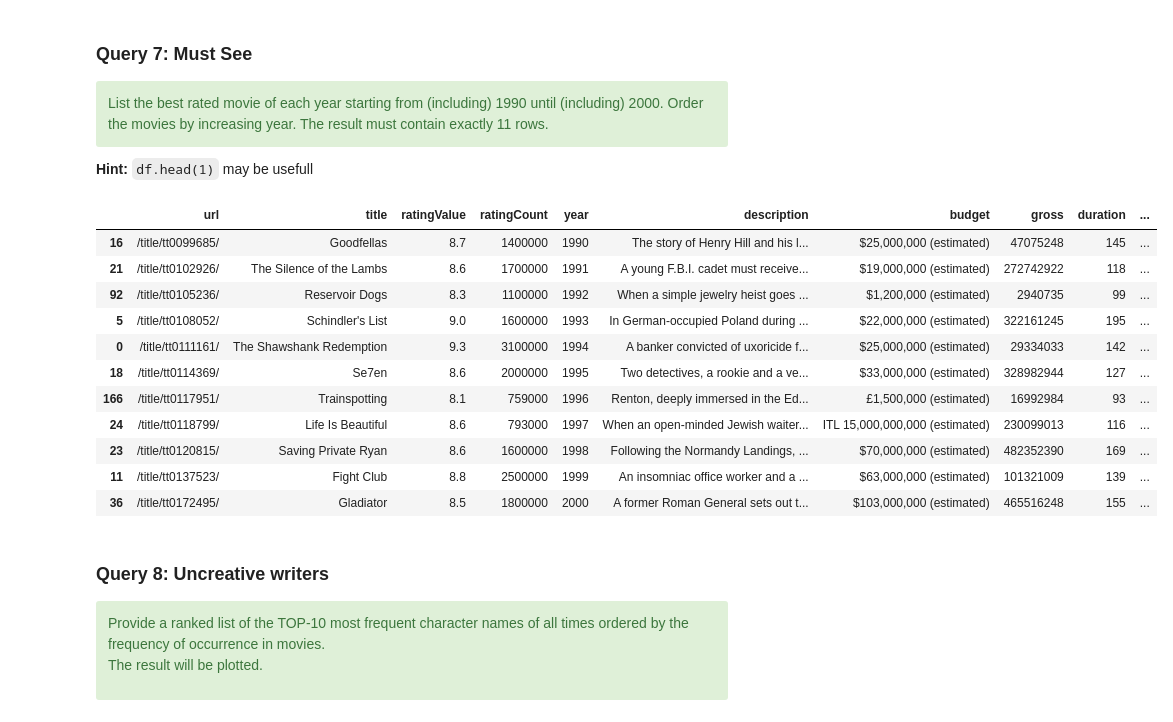
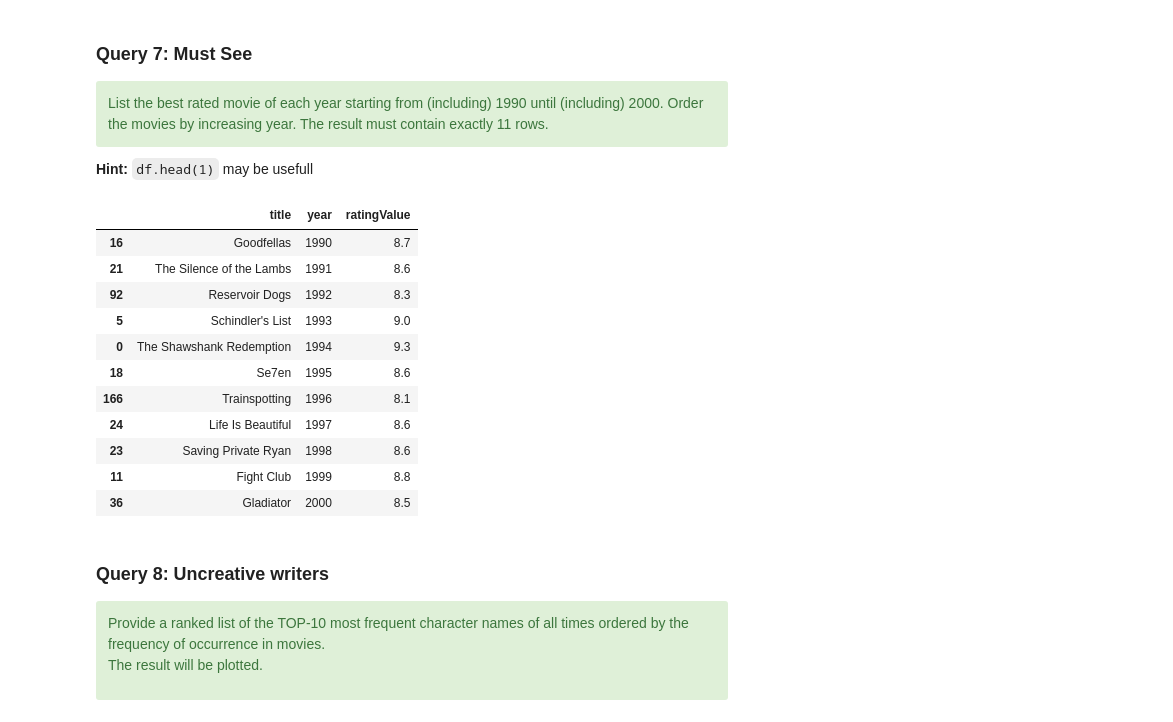
Before and after one commit to Marionese/python_ds_excercises, a Jupyter notebook: primer_exercise1/primer_part2_imdb_eda.ipynb, the cells around one changed output. Saved outputs shown, nothing was run; the diff lists cells and outputs as text; code cells hidden in the pictures.

```diff
--- a/primer_exercise1/primer_part2_imdb_eda.ipynb
+++ b/primer_exercise1/primer_part2_imdb_eda.ipynb
@@ -408,28 +408,26 @@ List the best rated movie of each year starting from (including) 1990 until (inc
 # %%
 result = None
 
 # ADD YOUR CODE HERE
 result = movies[(movies["year"] >= 1990) & (movies["year"] <= 2000)] #filter all movies between 1990 and 200
-result = result.sort_values(["year","ratingValue"],ascending=[True,False])# sort them by year ascending and ratin
-result = result.groupby(by="year").head(1)
+result = result.sort_values(["year","ratingValue"],ascending=[True,False])# sort them by year ascending and ratingValue descending
+result = result.groupby(by="year").head(1) [["title","year","ratingValue"]] #group by year and show only 1 per year this will be the one with the highest rating
 # DO NOT CHANGE FROM HERE
 
-
-
 result
 # %% [output]
-|  | url | title | ratingValue | ratingCount | year | description | budget | gross | duration | ... |
-| 16 | /title/tt0099685/ | Goodfellas | 8.7 | 1400000 | 1990 | The story of Henry Hill and his l... | $25,000,000 (estimated) | 47075248 | 145 | ... |
-| 21 | /title/tt0102926/ | The Silence of the Lambs | 8.6 | 1700000 | 1991 | A young F.B.I. cadet must receive... | $19,000,000 (estimated) | 272742922 | 118 | ... |
-| 92 | /title/tt0105236/ | Reservoir Dogs | 8.3 | 1100000 | 1992 | When a simple jewelry heist goes ... | $1,200,000 (estimated) | 2940735 | 99 | ... |
-| 5 | /title/tt0108052/ | Schindler's List | 9.0 | 1600000 | 1993 | In German-occupied Poland during ... | $22,000,000 (estimated) | 322161245 | 195 | ... |
-| 0 | /title/tt0111161/ | The Shawshank Redemption | 9.3 | 3100000 | 1994 | A banker convicted of uxoricide f... | $25,000,000 (estimated) | 29334033 | 142 | ... |
-| 18 | /title/tt0114369/ | Se7en | 8.6 | 2000000 | 1995 | Two detectives, a rookie and a ve... | $33,000,000 (estimated) | 328982944 | 127 | ... |
-| 166 | /title/tt0117951/ | Trainspotting | 8.1 | 759000 | 1996 | Renton, deeply immersed in the Ed... | £1,500,000 (estimated) | 16992984 | 93 | ... |
-| 24 | /title/tt0118799/ | Life Is Beautiful | 8.6 | 793000 | 1997 | When an open-minded Jewish waiter... | ITL 15,000,000,000 (estimated) | 230099013 | 116 | ... |
-| 23 | /title/tt0120815/ | Saving Private Ryan | 8.6 | 1600000 | 1998 | Following the Normandy Landings, ... | $70,000,000 (estimated) | 482352390 | 169 | ... |
-| 11 | /title/tt0137523/ | Fight Club | 8.8 | 2500000 | 1999 | An insomniac office worker and a ... | $63,000,000 (estimated) | 101321009 | 139 | ... |
-| 36 | /title/tt0172495/ | Gladiator | 8.5 | 1800000 | 2000 | A former Roman General sets out t... | $103,000,000 (estimated) | 465516248 | 155 | ... |
+|  | title | year | ratingValue |
+| 16 | Goodfellas | 1990 | 8.7 |
+| 21 | The Silence of the Lambs | 1991 | 8.6 |
+| 92 | Reservoir Dogs | 1992 | 8.3 |
+| 5 | Schindler's List | 1993 | 9.0 |
+| 0 | The Shawshank Redemption | 1994 | 9.3 |
+| 18 | Se7en | 1995 | 8.6 |
+| 166 | Trainspotting | 1996 | 8.1 |
+| 24 | Life Is Beautiful | 1997 | 8.6 |
+| 23 | Saving Private Ryan | 1998 | 8.6 |
+| 11 | Fight Club | 1999 | 8.8 |
+| 36 | Gladiator | 2000 | 8.5 |
 # %% [markdown]
 
 ### Query 8: Uncreative writers
```
Also changed, not shown: parts of 2 cells of this notebook.
